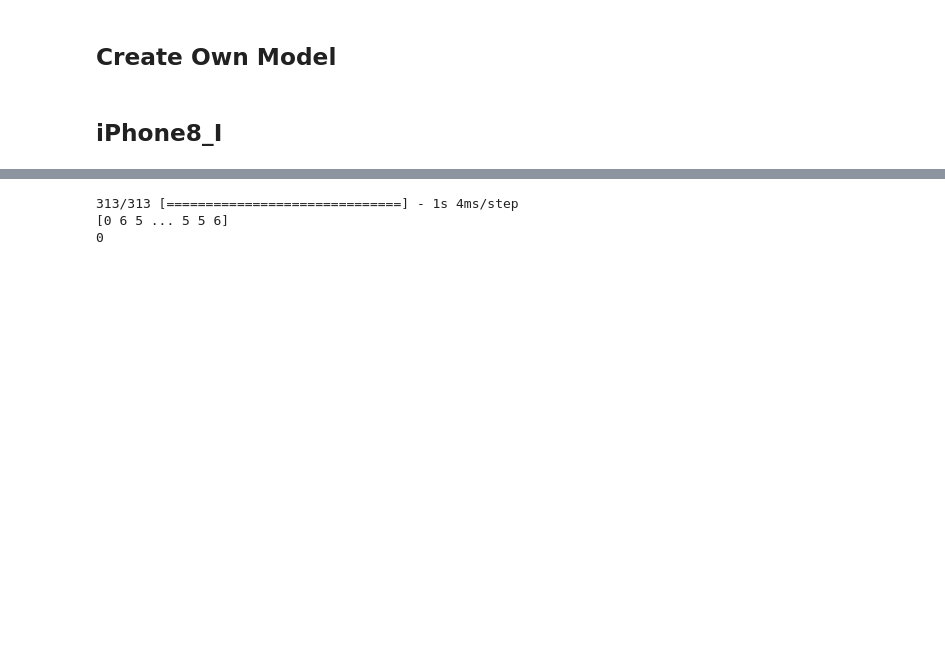
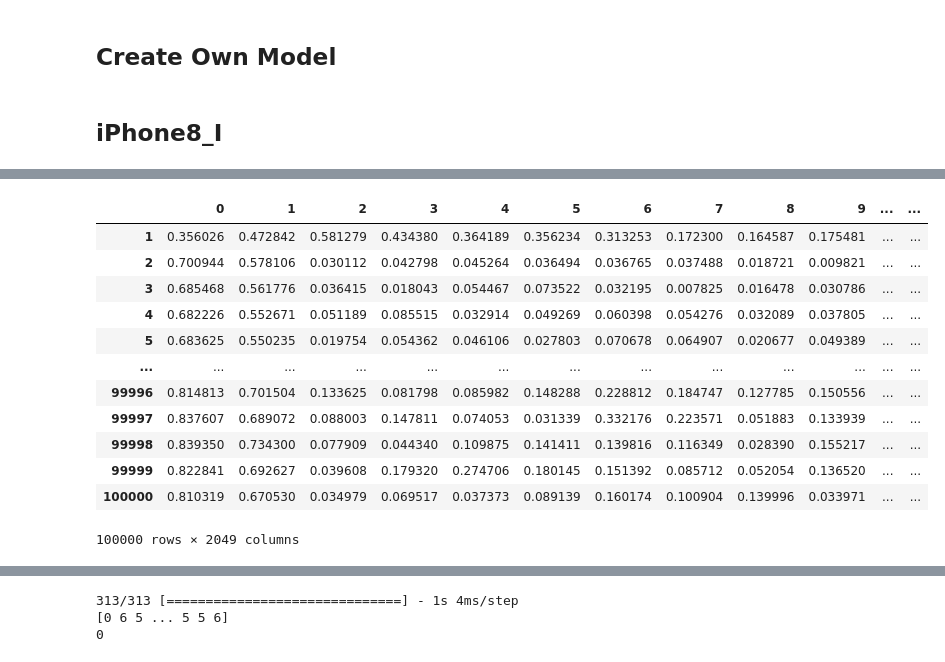
Before and after one commit to Lojenaa/Portability-of-Devices-in-EMSCA, a Jupyter notebook: Smartphones/iPhone/iPhone8/iPhone8_own_model.ipynb, the cells around one changed output, grey strips where cells are left out. Saved outputs shown, nothing was run; the diff lists cells and outputs as text; code cells hidden in the pictures; blank space fills up the shorter version.

```diff
--- a/Smartphones/iPhone/iPhone8/iPhone8_own_model.ipynb
+++ b/Smartphones/iPhone/iPhone8/iPhone8_own_model.ipynb
@@ -263,0 +183,17 @@ Build a model for iPhone8_I
+# %%
+data = pd.read_csv("/Users/Lojenaa/Documents/PhD/Smartphones/Cross-device-Portability-of-EMSCA/Smartphones/iPhone/iPhone8/i8_I.csv",comment='#',  index_col=0, header=None, low_memory=False).T
+data
+# %% [output]
+|  | 0 | 1 | 2 | 3 | 4 | 5 | 6 | 7 | 8 | 9 | ... | ... |
+| 1 | 0.356026 | 0.472842 | 0.581279 | 0.434380 | 0.364189 | 0.356234 | 0.313253 | 0.172300 | 0.164587 | 0.175481 | ... | ... |
+| 2 | 0.700944 | 0.578106 | 0.030112 | 0.042798 | 0.045264 | 0.036494 | 0.036765 | 0.037488 | 0.018721 | 0.009821 | ... | ... |
+| 3 | 0.685468 | 0.561776 | 0.036415 | 0.018043 | 0.054467 | 0.073522 | 0.032195 | 0.007825 | 0.016478 | 0.030786 | ... | ... |
+| 4 | 0.682226 | 0.552671 | 0.051189 | 0.085515 | 0.032914 | 0.049269 | 0.060398 | 0.054276 | 0.032089 | 0.037805 | ... | ... |
+| 5 | 0.683625 | 0.550235 | 0.019754 | 0.054362 | 0.046106 | 0.027803 | 0.070678 | 0.064907 | 0.020677 | 0.049389 | ... | ... |
+| ... | ... | ... | ... | ... | ... | ... | ... | ... | ... | ... | ... | ... |
+| 99996 | 0.814813 | 0.701504 | 0.133625 | 0.081798 | 0.085982 | 0.148288 | 0.228812 | 0.184747 | 0.127785 | 0.150556 | ... | ... |
+| 99997 | 0.837607 | 0.689072 | 0.088003 | 0.147811 | 0.074053 | 0.031339 | 0.332176 | 0.223571 | 0.051883 | 0.133939 | ... | ... |
+| 99998 | 0.839350 | 0.734300 | 0.077909 | 0.044340 | 0.109875 | 0.141411 | 0.139816 | 0.116349 | 0.028390 | 0.155217 | ... | ... |
+| 99999 | 0.822841 | 0.692627 | 0.039608 | 0.179320 | 0.274706 | 0.180145 | 0.151392 | 0.085712 | 0.052054 | 0.136520 | ... | ... |
+| 100000 | 0.810319 | 0.670530 | 0.034979 | 0.069517 | 0.037373 | 0.089139 | 0.160174 | 0.100904 | 0.139996 | 0.033971 | ... | ... |
+100000 rows × 2049 columns
```
Also changed, not shown: parts of 23 cells of this notebook, 4 other files.
